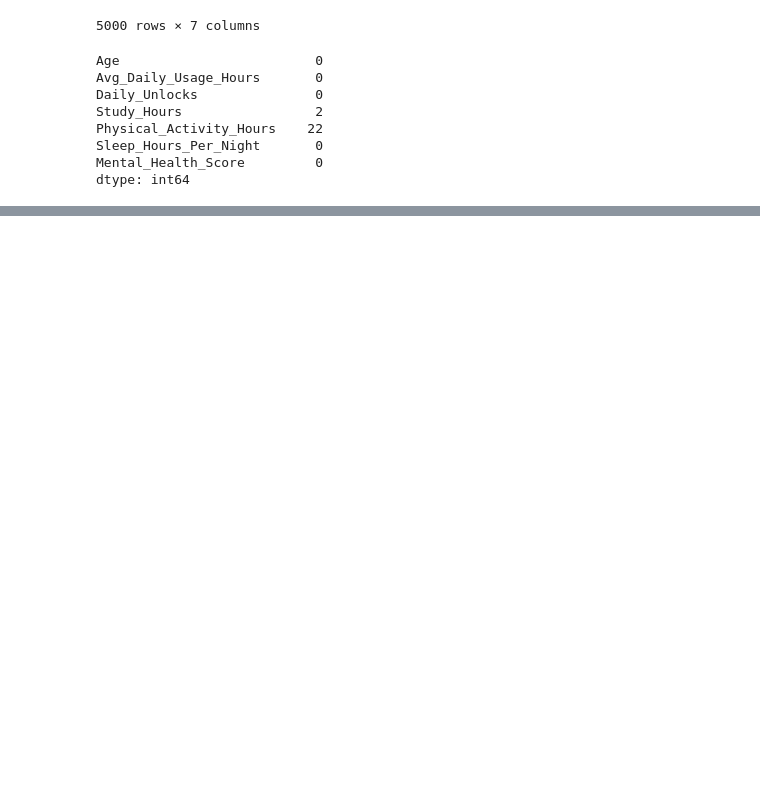
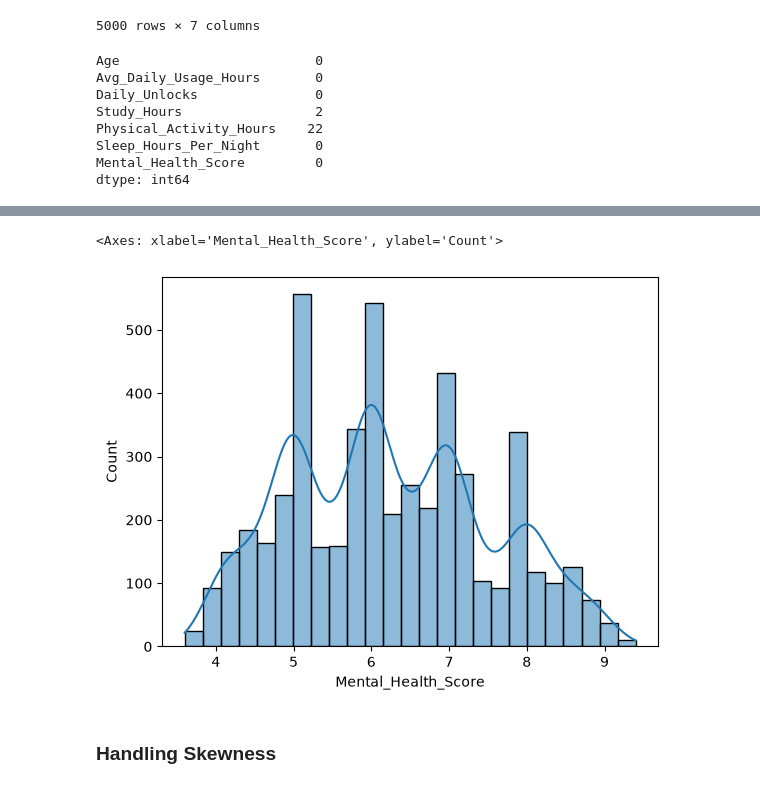
Before and after one commit to AnuragBikashBaruah/PsycheScore, a Jupyter notebook: notebooks/01_EDA.ipynb, the cells around one changed output, grey strips where cells are left out. Cells and saved outputs as stored; diff of their text form; code cells hidden in the pictures; blank space fills up the shorter version.

```diff
--- a/notebooks/01_EDA.ipynb
+++ b/notebooks/01_EDA.ipynb
@@ -236,0 +261,2 @@ dtype: int64
+# %%
+df=df.drop_duplicates()
@@ -236,0 +284,3 @@ dtype: int64
+# %%
+# converting negative values or unrealistic values to realistic or to zero
+df['Physical_Activity_Hours']=df['Physical_Activity_Hours'].clip(lower=0)
@@ -236,0 +316,7 @@ dtype: int64
+# %%
+sns.histplot(df['Mental_Health_Score'],kde=True)
+# %% [output]
+<Axes: xlabel='Mental_Health_Score', ylabel='Count'>
+[figure, added]
+# %% [markdown]
+### Handling Skewness
```
Also changed, not shown: parts of 11 cells of this notebook.
